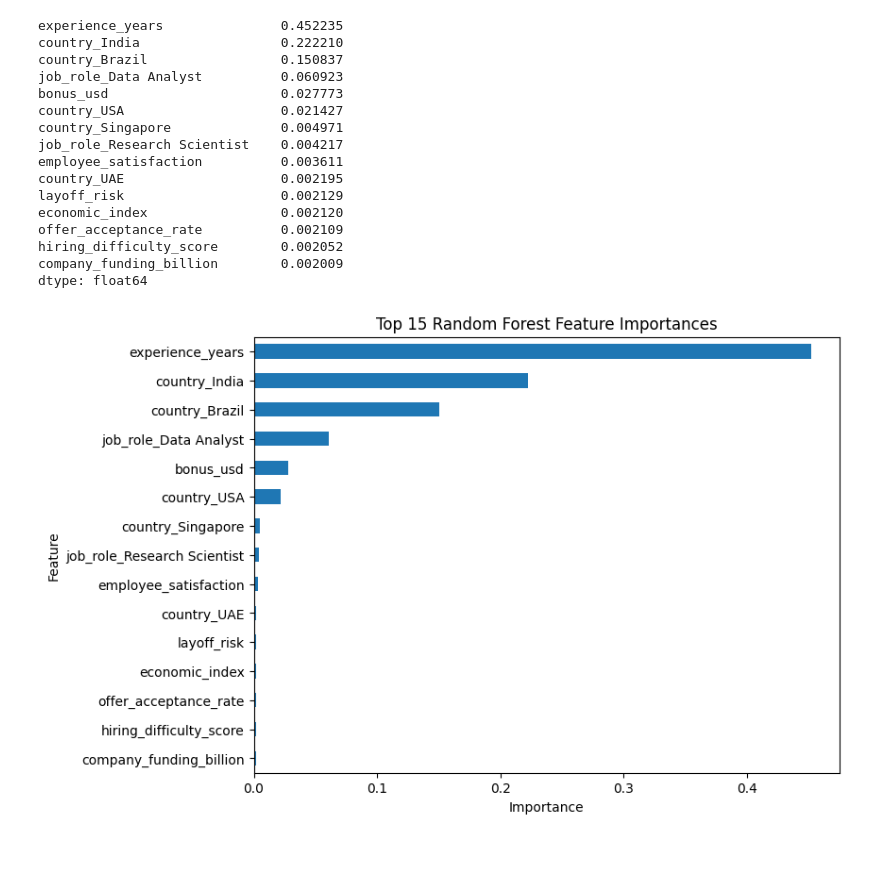
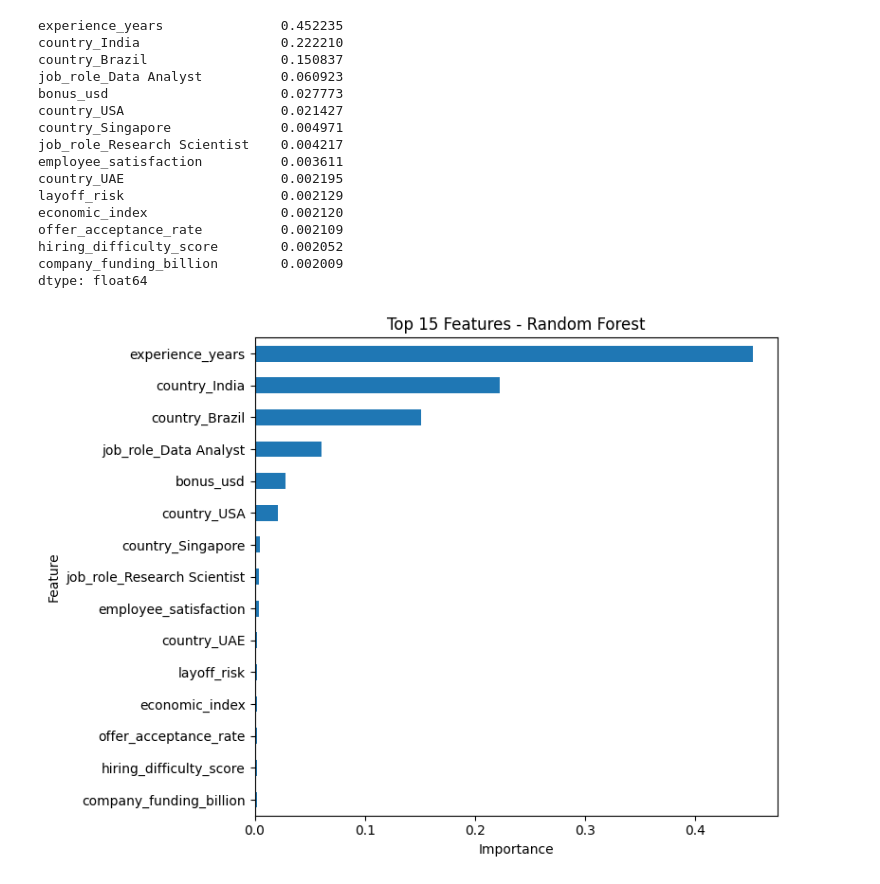
Before and after one commit to berfinsuakyurek/ai-salary-remote-analysis, a Jupyter notebook: notebooks/05_ml_modeling.ipynb, the cells around one changed output. Saved outputs shown, nothing was run; the diff lists cells and outputs as text; code cells hidden in the pictures; blank space fills up the shorter version.

Commit message:
Update notebooks and add latest figures

```diff
--- a/notebooks/05_ml_modeling.ipynb
+++ b/notebooks/05_ml_modeling.ipynb
@@ -147,7 +146,7 @@ Random Forest Mean CV R²: 0.949966956658604
 # %%
 feature_importance = pd.Series(
     rf.feature_importances_,
-    index=X.columns
+    index=X_train.columns
 ).sort_values(ascending=False)
 
 feature_importance.head(15)
@@ -168,17 +167,17 @@ offer_acceptance_rate          0.002109
 hiring_difficulty_score        0.002052
 company_funding_billion        0.002009
 dtype: float64
-# %%
-top_15 = feature_importance.head(15).sort_values()
-
-plt.figure(figsize=(8, 6))
-top_15.plot(kind="barh")
-plt.title("Top 15 Random Forest Feature Importances")
-plt.xlabel("Importance")
-plt.ylabel("Feature")
-plt.show()
-# %% [output]
-[figure, removed]
 # %%
-X_test_sample = X_test.sample(n=min(1000, len(X_test)), random_state=42)
+top_15 = feature_importance.head(15).sort_values()
+
+plt.figure(figsize=(8, 6))
+top_15.plot(kind="barh")
+plt.title("Top 15 Features - Random Forest")
+plt.xlabel("Importance")
+plt.ylabel("Feature")
+plt.tight_layout()
+plt.savefig("../outputs/figures/feature_importance.png", dpi=300, bbox_inches="tight")
+plt.show()
+# %% [output]
+[figure, added]
 # %%
```
Also changed, not shown: parts of 11 cells of this notebook.
